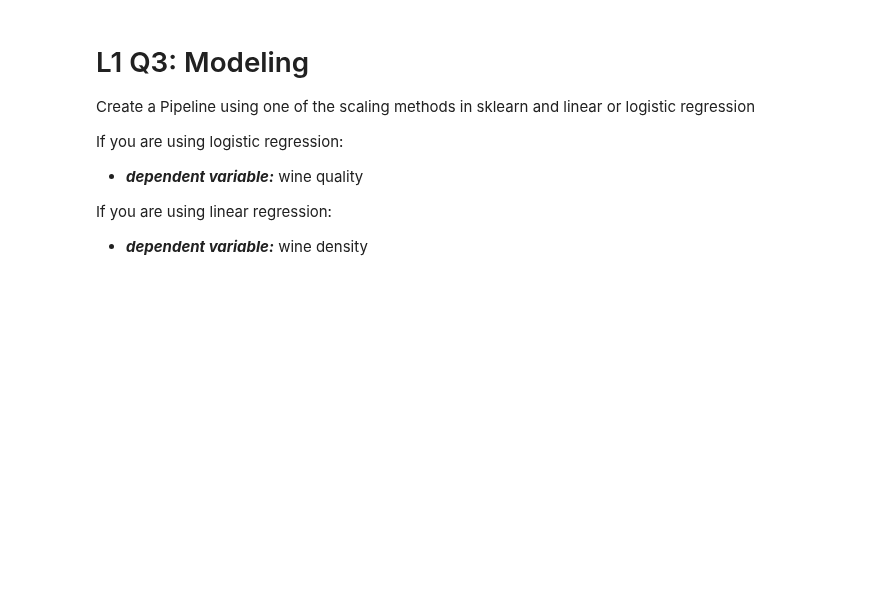
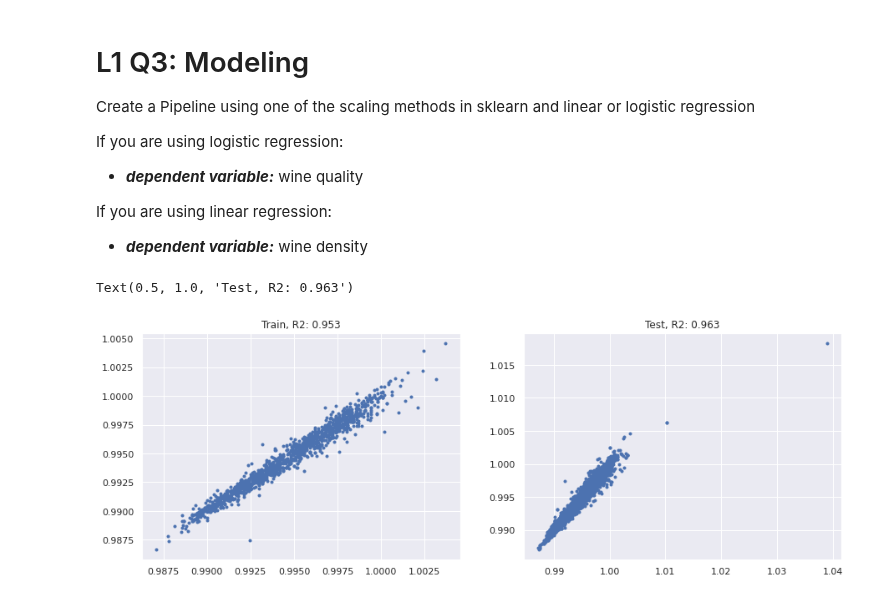
Before and after one commit to wesleybeckner/data_science_foundations, a Jupyter notebook: notebooks/solutions/SOLN_E3_Feature_Engineering.ipynb, the cells around one changed output. Cells and saved outputs as stored; diff of their text form; code cells hidden in the pictures; blank space fills up the shorter version.

```diff
--- a/notebooks/solutions/SOLN_E3_Feature_Engineering.ipynb
+++ b/notebooks/solutions/SOLN_E3_Feature_Engineering.ipynb
@@ -48,0 +105,13 @@ Use `StandardScaler` on the input data and evaluate how this affects VIF, kurtos
+# %%
+scaler = StandardScaler()
+X[:,2:] = scaler.fit_transform(X[:,2:])
+
+kurt1 = pd.DataFrame(X[:,2:], columns=cols).kurt()
+skew1 = pd.DataFrame(X[:,2:], columns=cols).skew()
+vif = pd.DataFrame()
+vif["VIF Factor"] = [variance_inflation_factor(X[:,2:], i) for i in
+                     range(X[:,2:].shape[1])]
+vif.index = cols
+vif["kurtosis"] = kurt1
+vif["skew"] = skew1
+vif
@@ -62,0 +143,16 @@ If you are using linear regression:
+# %%
+# Code Cell for L1 Q3
+model = LinearRegression()
+X_train, X_test, y_train, y_test = train_test_split(X, y, train_size=0.8, random_state=42)
+
+model.fit(X_train, y_train)
+y_pred = model.predict(X_test)
+# %%
+fig, (ax, ax_) = plt.subplots(1,2,figsize=(15,5))
+ax.plot(y_test, model.predict(X_test), ls='', marker='.')
+ax_.plot(y_train, model.predict(X_train), ls='', marker='.')
+ax.set_title("Train, R2: {:.3f}".format(r2_score(y_train, model.predict(X_train))))
+ax_.set_title("Test, R2: {:.3f}".format(r2_score(y_test, model.predict(X_test))))
+# %% [output]
+Text(0.5, 1.0, 'Test, R2: 0.963')
+[figure, added]
```
Also changed, not shown: parts of 9 cells of this notebook, 1 other file.
